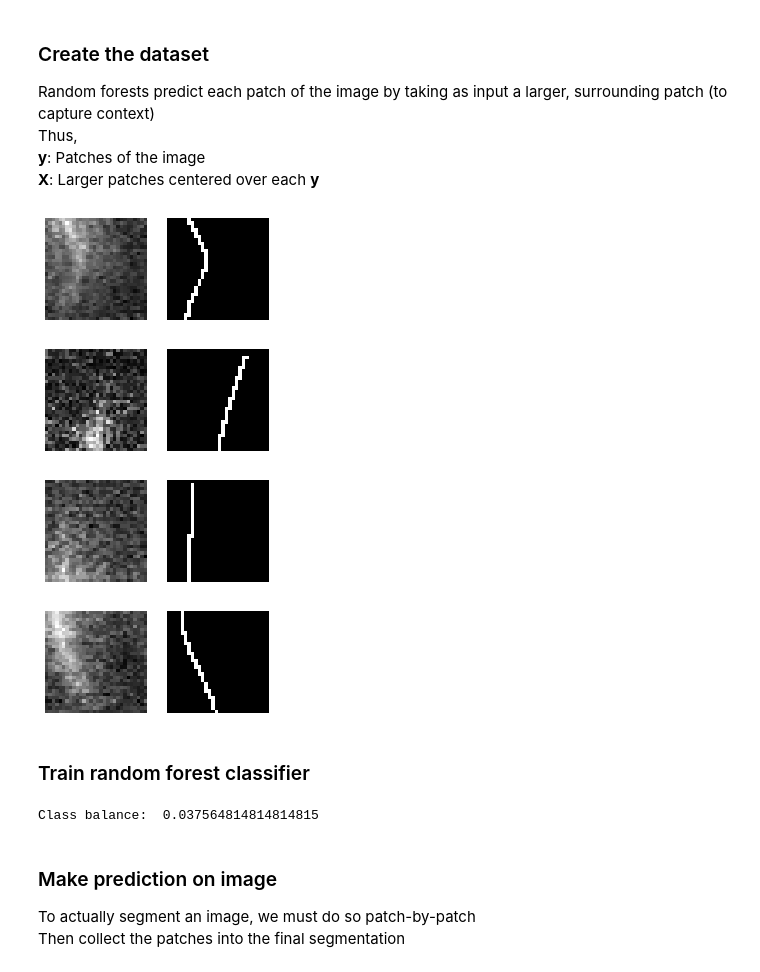
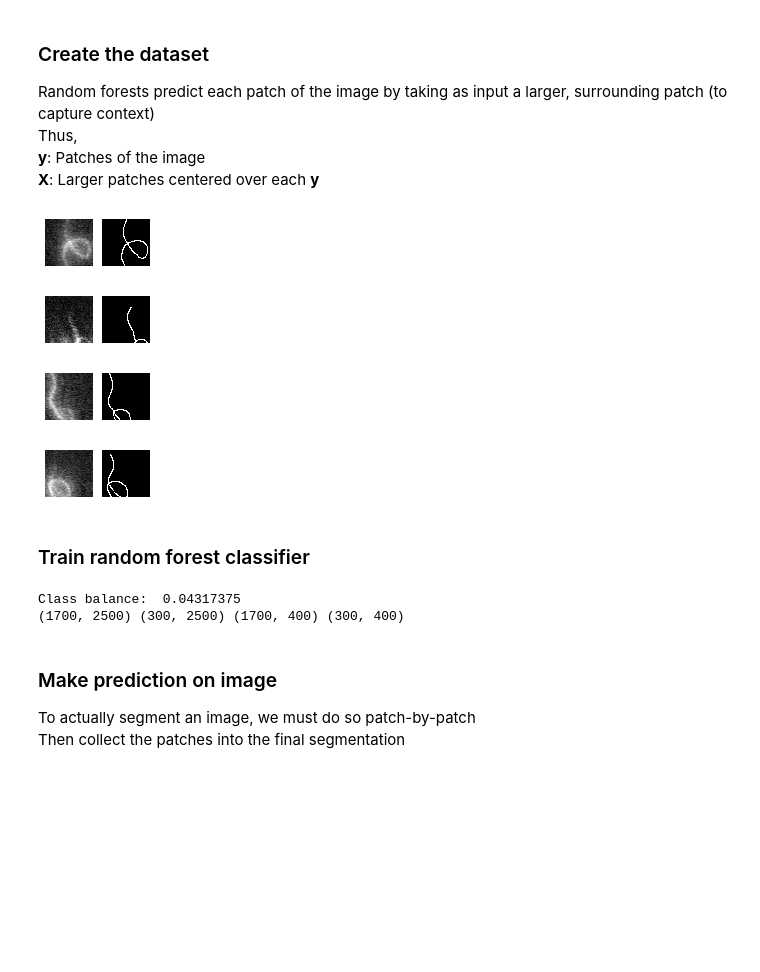
Before and after one commit to RobbieHolland/AIWire, a Jupyter notebook: segmentation/classical_segmentation.ipynb, the cells around one changed output. Cells and saved outputs as stored; diff of their text form; code cells hidden in the pictures; blank space fills up the shorter version.

```diff
--- a/segmentation/classical_segmentation.ipynb
+++ b/segmentation/classical_segmentation.ipynb
@@ -114,23 +110,0 @@ for datum in X_test:
-# %%
-# Show first few segmentations
-for i, (seg_lap, seg_thresh, ground_truth, simulated) in enumerate(list(zip(segmentations_laplace, segmentations_threshold, y_test, X_test))[:3]):
-    plt.figure(figsize=(12, 12))
-    plt.subplot(151)
-    plt.imshow(ground_truth, cmap='gray')
-    plt.axis('off')
-
-    plt.subplot(152)
-    plt.imshow(simulated, cmap='gray')
-    plt.axis('off')
-
-    plt.subplot(153)
-    plt.imshow(seg_thresh, cmap='gray')
-    plt.axis('off')
-
-    plt.subplot(154)
-    plt.imshow(seg_lap, cmap='gray')
-    plt.axis('off')
-
-    plt.subplot(155)
-    plt.imshow(seg_lap > 0.52, cmap='gray')
-    plt.axis('off')
@@ -140,0 +111,4 @@ for i, (seg_lap, seg_thresh, ground_truth, simulated) in enumerate(list(zip(segm
+# %%
+# Show first few segmentations
+for i, (ground_truth, simulated) in enumerate(list(zip(y_test, X_test))[:3]):
+    show_images([ground_truth, simulated, simulated > 0.45, laplace_segmentation(simulated)])
@@ -150,37 +128,30 @@ Thus, <br>
 # %%
 from random import randint
 
-n_patches = 3000
-patch_dim = 30
+n_patches = 2000
+patch_dim = 50
 patches_sim, patches_gt = [], []
 for i in range(n_patches):
     sample_train = X_train[i % len(X_train)]
     sample_test  = y_train[i % len(y_train)]
     tl = np.array([randint(0, sample_train.shape[i] - patch_dim - 1) for i in [0, 1]])
     patches_sim.append(sample_train[tl[0]:tl[0] + patch_dim, tl[1]:tl[1] + patch_dim])
     patches_gt.append(sample_test[tl[0]:tl[0] + patch_dim, tl[1]:tl[1] + patch_dim])
 
 for i, (patch_sim, patch_gt) in enumerate(list(zip(patches_sim, patches_gt))[:4]):
-    plt.figure(figsize=(4, 4))
-    plt.subplot(121)
-    plt.imshow(patch_sim, cmap='gray')
-    plt.axis('off')
-
-    plt.subplot(122)
-    plt.imshow(patch_gt, cmap='gray')
-    plt.axis('off')
+    show_images([patch_sim, patch_gt])
 
 patches_sim, patches_gt = np.array(patches_sim), np.array(patches_gt)
-w = 3
+w = 10
 c = patch_dim // 2
 patch_labels = np.array([p[c - w:c + w, c - w:c + w] for p in patches_gt])
 X_patches = np.array(patches_sim).reshape(n_patches,-1)
 y_patches = np.array(patch_labels).reshape(n_patches,-1)
 # %% [output]
-[figure, old version]
+[figure, new version]
-[figure, old version]
+[figure, new version]
-[figure, old version]
+[figure, new version]
-[figure, old version]
+[figure, new version]
 # %% [markdown]
 ### Train random forest classifier
 # %%
@@ -188,14 +159,17 @@ from sklearn.ensemble import RandomForestClassifier
 from sklearn.model_selection import train_test_split
 
 print('Class balance: ', np.sum(patch_labels) / np.prod(patch_labels.shape))
-clf = RandomForestClassifier(max_depth=100)
+# clf = RandomForestClassifier(max_depth=100)
 
-X_patches_train, X_patches_test, y_patches_test, y_patches_train = train_test_split(X_patches, y_patches, test_size=0.15, random_state=0)
+X_patches_train, X_patches_test, y_patches_train, y_patches_test = train_test_split(X_patches, y_patches, test_size=0.15, random_state=0)
+print(X_patches_train.shape, X_patches_test.shape, y_patches_train.shape, y_patches_test.shape)
 
-clf.fit(X_patches_train, y_patches_test)
+clf = RandomForestClassifier(max_depth=100, class_weight = [{0: 1, 1:10}] * y_patches_train.shape[-1])
+clf.fit(X_patches_train, y_patches_train)
 preds = clf.predict(X_patches_test)
 # %% [output]
-Class balance:  0.037564814814814815
+Class balance:  0.04317375
+(1700, 2500) (300, 2500) (1700, 400) (300, 400)
 # %% [markdown]
 ### Make prediction on image
 To actually segment an image, we must do so patch-by-patch<br>
```
Also changed, not shown: parts of 16 cells of this notebook.
